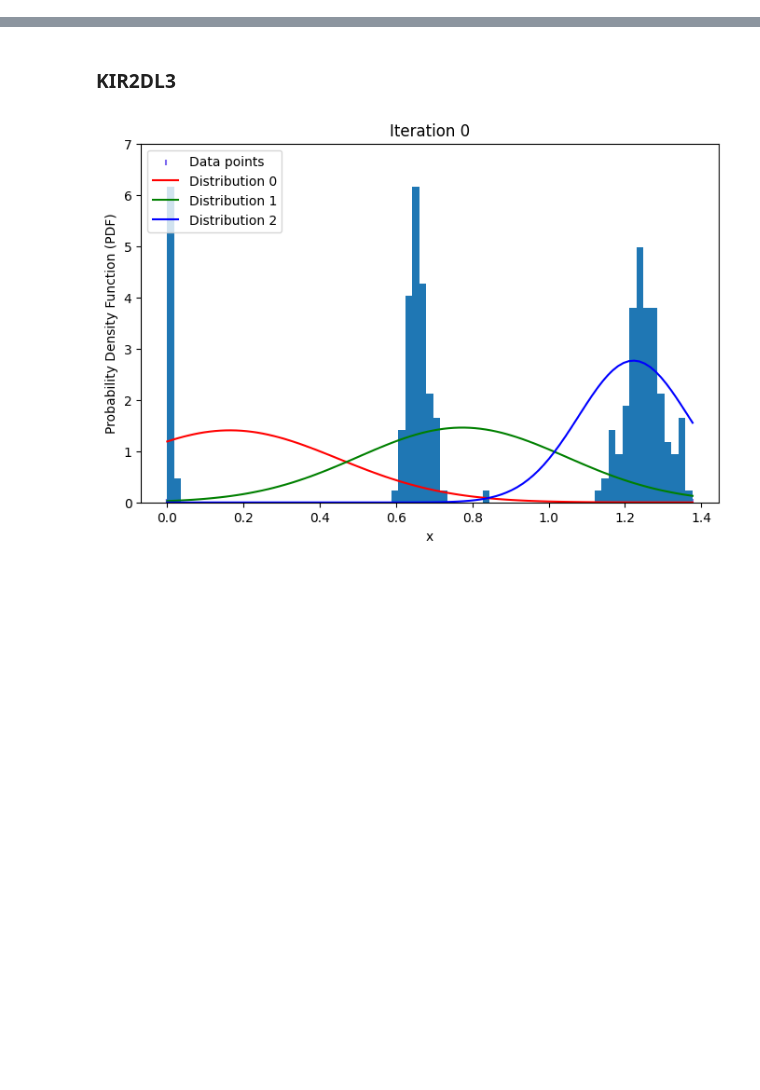
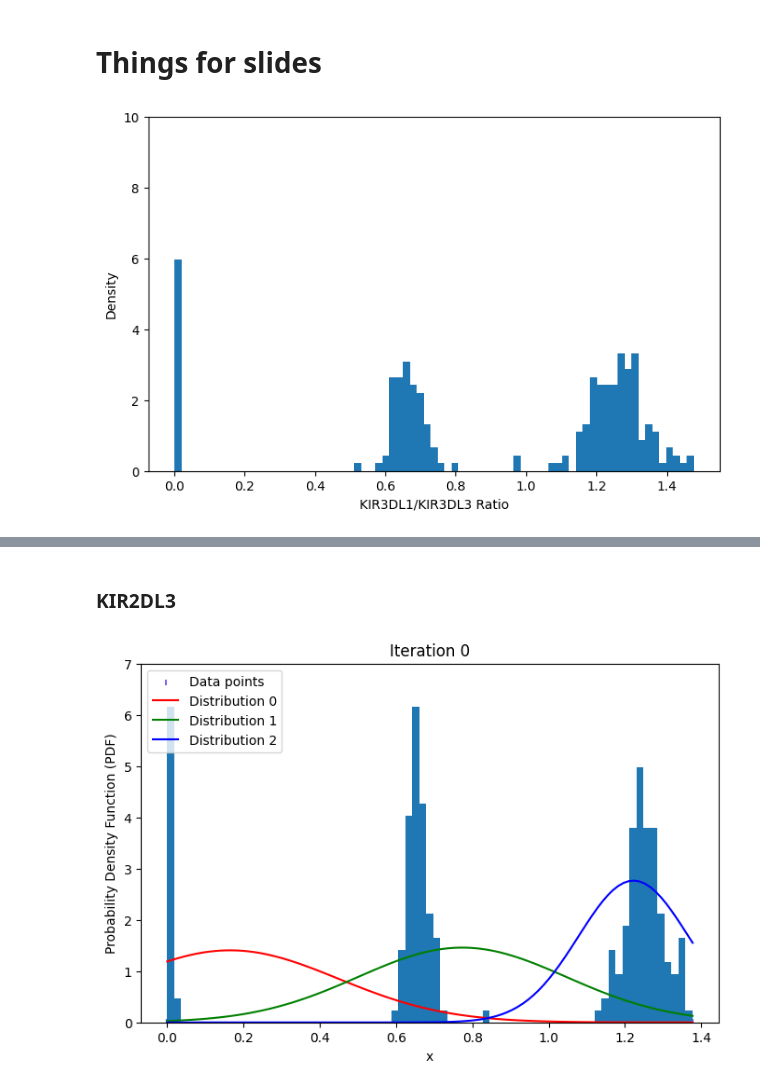
Before and after one commit to devitahalim/scie30001-project, a Jupyter notebook: functions/KIRExample.ipynb, the cells around one changed output, grey strips where cells are left out. Cells and saved outputs as stored; diff of their text form; code cells hidden in the pictures; blank space fills up the shorter version.

```diff
--- a/functions/KIRExample.ipynb
+++ b/functions/KIRExample.ipynb
@@ -6,3 +6,17 @@ from sklearn.mixture import GaussianMixture
 import pandas as pd
 # %%
 B=pd.read_csv('/Users/devitahalim/SCIE30001_Project/GMM/locusRatioFrame.csv')
+# %% [markdown]
+# Things for slides
+# %%
+KIR3DL1=B['KIR3DL1'].to_numpy()
+
+
+plt.figure(figsize=(8,5))
+plt.hist(KIR3DL1,bins=75,density=True,)
+plt.xlabel('KIR3DL1/KIR3DL3 Ratio')
+plt.ylabel('Density')
+plt.ylim(0,10)
+plt.show()
+# %% [output]
+[figure, added]
```
Also changed, not shown: parts of 3 cells of this notebook, 1 other file.
